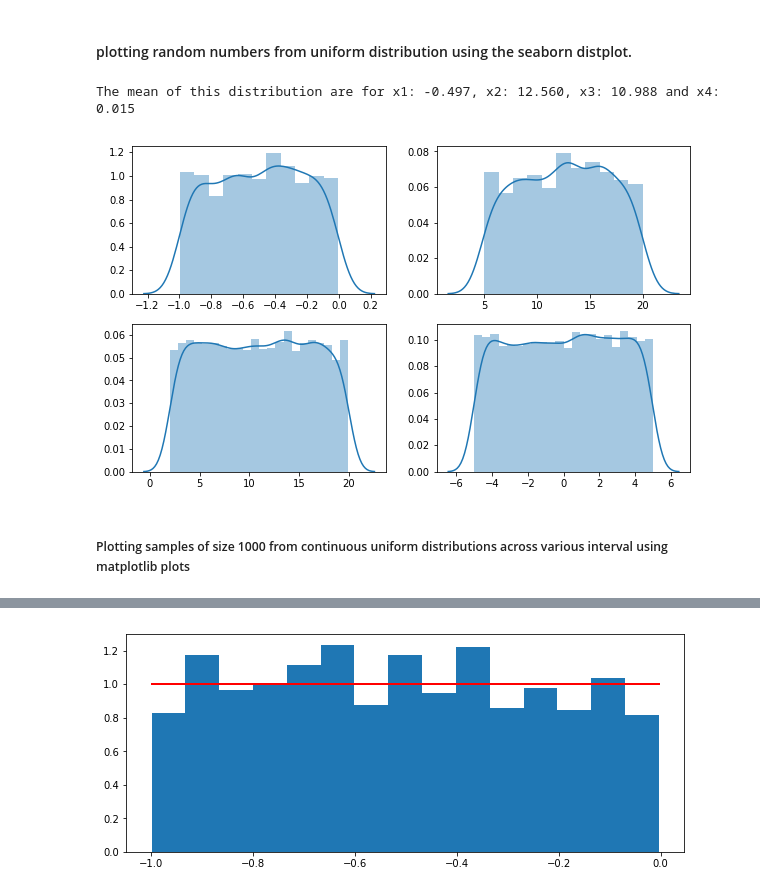
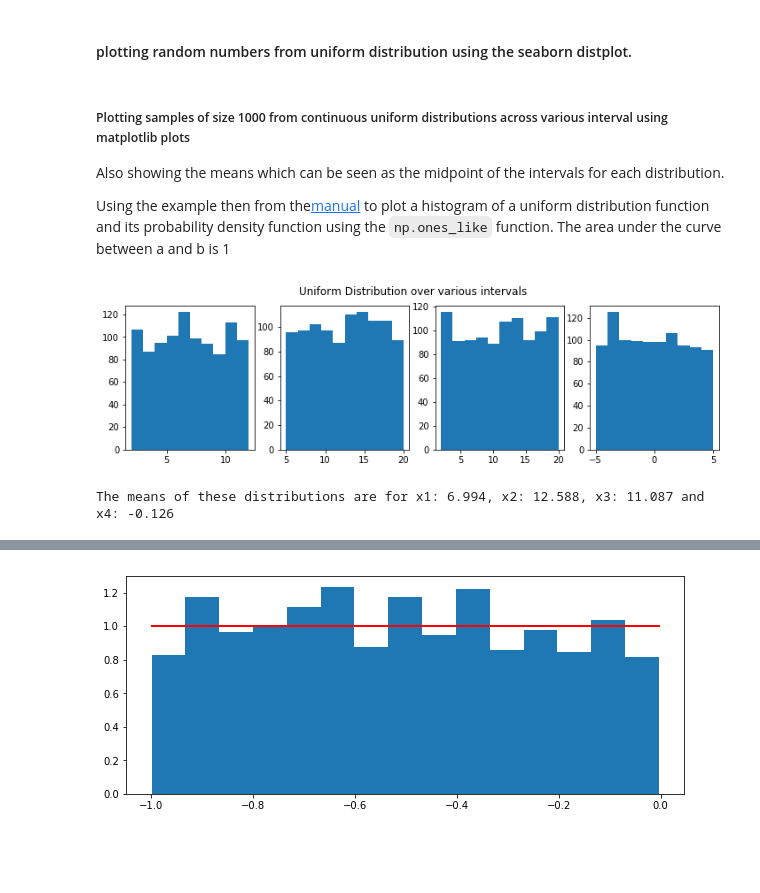
Before and after one commit to angela1C/Programming-for-Data-Analysis-numpy.random-project-2019, a Jupyter notebook: NumpyRandom.ipynb, the cells around one changed output, grey strips where cells are left out. Cells and saved outputs as stored; diff of their text form; code cells hidden in the pictures; blank space fills up the shorter version.

```diff
--- a/NumpyRandom.ipynb
+++ b/NumpyRandom.ipynb
@@ -1066,24 +1063,29 @@ While the shapes of the distribution plots are very similar you can see it becom
 # %% [markdown]
 #### plotting random numbers from uniform distribution using the seaborn distplot.
+# %% [markdown]
+##### Plotting samples of size 1000 from continuous uniform distributions across various interval using matplotlib plots
+Also showing the means which can be seen as the midpoint of the intervals for each distribution.
+
+Using the example then from the[manual](https://numpy.org/doc/1.16/reference/generated/numpy.random.uniform.html#numpy-random-uniform) to plot a histogram of a uniform distribution function and its probability density function using the `np.ones_like` function. The area under the curve between a and b is 1
 # %%
-# Set up the matplotlib figure
-f, axes = plt.subplots(2, 2, figsize=(10, 6), sharex=False)
+# create samples from uniform distribution over different intervals but the same size
+x1 = np.random.uniform(2,12,1000)
+x2 = np.random.uniform(5,20,1000)
+x3 = np.random.uniform(2,20,1000)
+x4 = np.random.uniform(-5,5,1000)
 
-# Generate a random datasets using random.uniform
-x1 = np.random.uniform(-1,0,1000)
-x2 = np.random.uniform(5,20,1000)
-x3 = np.random.uniform(2,20,10000)
-x4 = np.random.uniform(-5,5,10000)
-
-
-sns.distplot(x1, ax=axes[0, 0])
-sns.distplot(x2, ax=axes[0, 1])
-sns.distplot(x3, ax=axes[1, 0])
-sns.distplot(x4 ,ax=axes[1, 1])
-
-print('The mean of this distribution are for x1: %.3f, x2: %.3f, x3: %.3f and x4: %.3f' %(np.mean(x1), np.mean(x2), np.mean(x3), np.mean(x4))) # to 3 decimal places
+plt.figure(figsize=(12, 3)) # set up the figure
+plt.subplot(141) # select 1st of 4 plots
+plt.hist(x1) # plot first sample x1
+plt.subplot(142) # select 2nd of 4 plots
+plt.hist(x2) # plot second sample x2
+plt.subplot(143)
+plt.hist(x3)
+plt.subplot(144)
+plt.hist(x4)
+plt.suptitle('Uniform Distribution over various intervals')
+plt.show()
+print('The means of these distributions are for x1: %.3f, x2: %.3f, x3: %.3f and x4: %.3f' %(np.mean(x1), np.mean(x2), np.mean(x3), np.mean(x4))) # to 3 decimal places
 # %% [output]
+[figure, new version]
-The mean of this distribution are for x1: -0.497, x2: 12.560, x3: 10.988 and x4: 0.015
+The means of these distributions are for x1: 6.994, x2: 12.588, x3: 11.087 and x4: -0.126
-[figure, old version]
-# %% [markdown]
-##### Plotting samples of size 1000 from continuous uniform distributions across various interval using matplotlib plots
```
Also changed, not shown: parts of 64 cells of this notebook.
